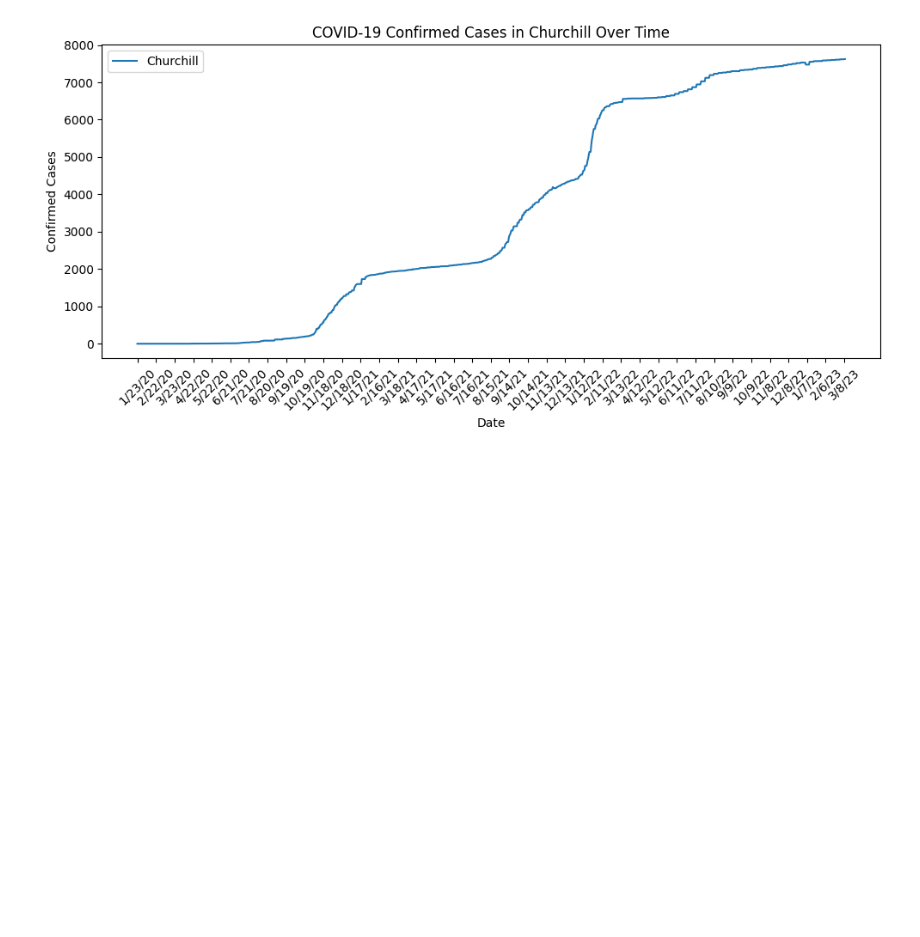
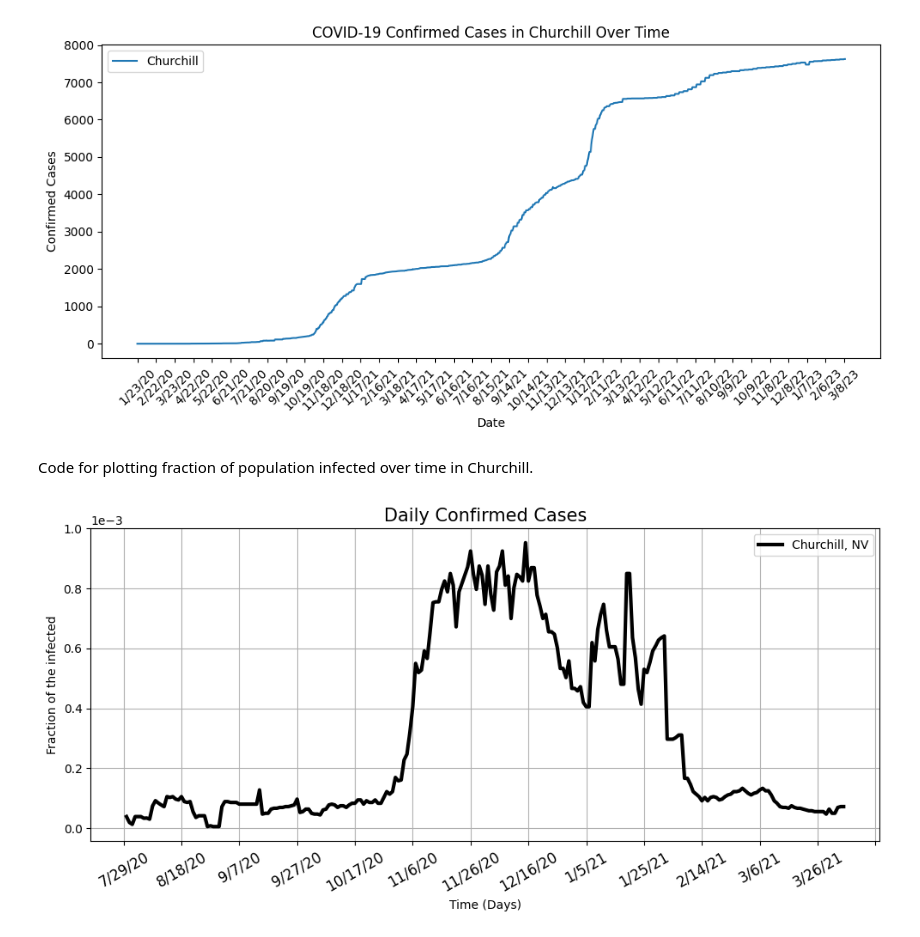
Before and after one commit to GrgAakash/Code-collection--REU-25, a Jupyter notebook: SIHMDCaseStudy/scrape_covid_data.ipynb, the cells around one changed output. Saved outputs shown, nothing was run; the diff lists cells and outputs as text; code cells hidden in the pictures; blank space fills up the shorter version.

```diff
--- a/SIHMDCaseStudy/scrape_covid_data.ipynb
+++ b/SIHMDCaseStudy/scrape_covid_data.ipynb
@@ -91,3 +93,24 @@ plt.show()
 # %% [output]
 [figure]
 [figure]
+# %% [markdown]
+Code for plotting fraction of population infected over time in Churchill.
+# %%
+population = 25715
+num_days = 250
+
+fig, ax = plt.subplots(figsize=(10,5))
+plt.plot(churchill_confirmed_df.iloc[0,200:450].diff().rolling(14, min_periods = 1).mean()/population, label="Churchill, NV", color="k", linewidth=3)
+ax.xaxis.set_major_locator(plt.MaxNLocator(15))
+plt.xticks(rotation = 30,fontsize=12)
+plt.legend(loc = 'best')
+plt.ticklabel_format(axis='y', style='sci', scilimits=(0,4))
+plt.xlabel('Time (Days)')
+plt.ylabel('Fraction of the infected')
+plt.title('Daily Confirmed Cases',fontsize=15)
+plt.grid()
+plt.tight_layout()
+
+plt.show()
+# %% [output]
+[figure, added]
```
Also changed, not shown: parts of 1 cell of this notebook.
